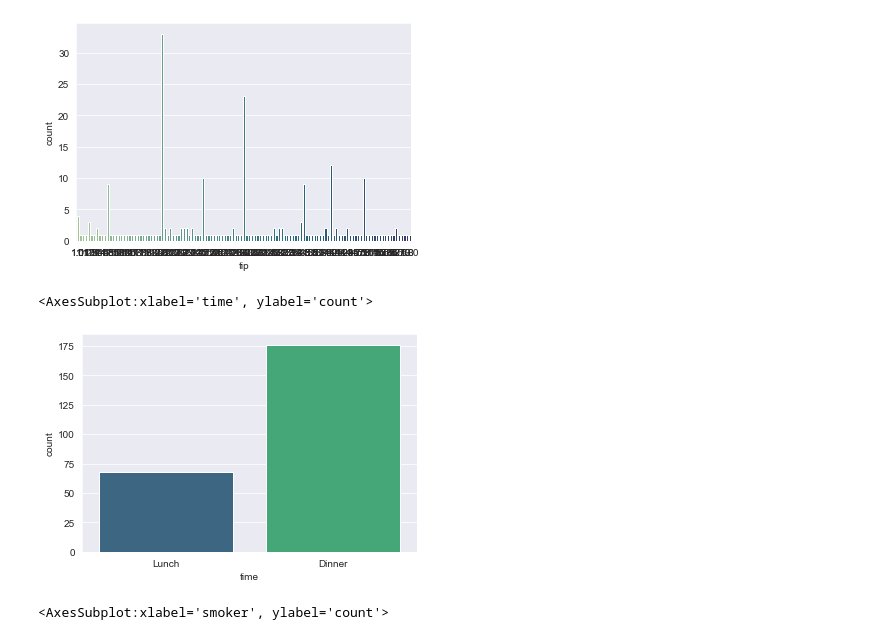
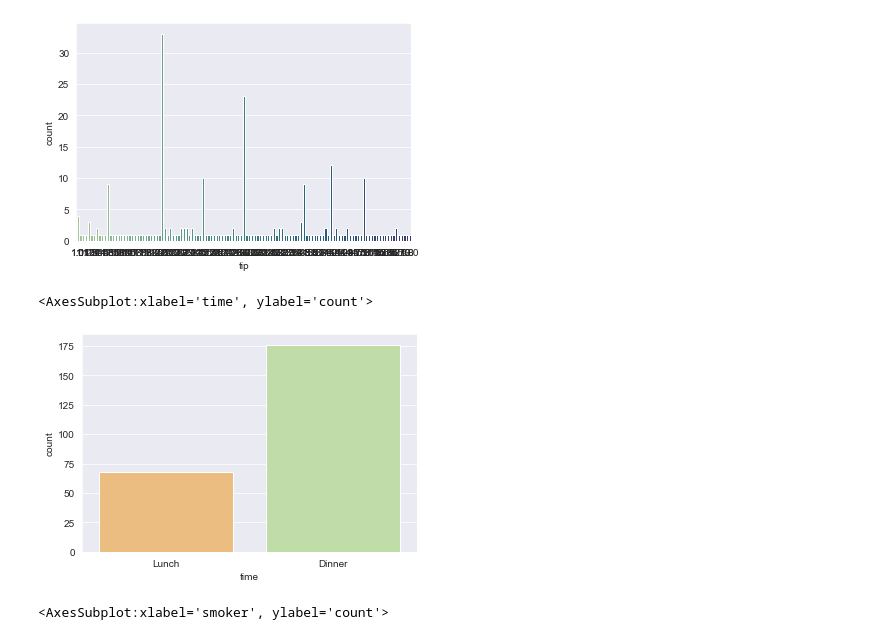
Before and after one commit to kriti-ixix/ai-1030, a Jupyter notebook: data analytics/seaborn.ipynb, the cells around one changed output. Cells and saved outputs as stored; diff of their text form; code cells hidden in the pictures.

```diff
--- a/data analytics/seaborn.ipynb
+++ b/data analytics/seaborn.ipynb
@@ -206,10 +240,10 @@ sns.countplot(x='tip',data=tips,palette='crest')
 <AxesSubplot:xlabel='tip', ylabel='count'>
 [figure]
 # %%
-sns.countplot(x='time',data=tips,palette='viridis')
+sns.countplot(x='time',data=tips,palette='Spectral')
 # %% [output]
 <AxesSubplot:xlabel='time', ylabel='count'>
-[figure, old version]
+[figure, new version]
 # %%
 sns.countplot(x='smoker',data=tips,palette='cubehelix')
 # %% [output]
```
Also changed, not shown: parts of 14 cells of this notebook.
